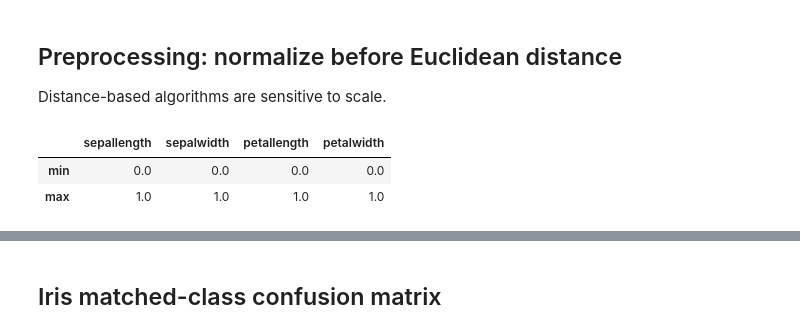
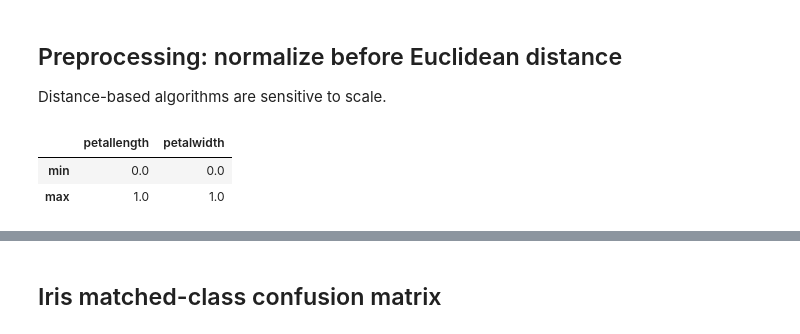
Before and after one commit to w4bo/AA2627-unibo-mldm, a Jupyter notebook: slides/lab-04-clustering.ipynb, the cells around one changed output, grey strips where cells are left out. Cells and saved outputs as stored; diff of their text form; code cells hidden in the pictures.

```diff
--- a/slides/lab-04-clustering.ipynb
+++ b/slides/lab-04-clustering.ipynb
@@ -169,15 +206,16 @@ iris.describe(include="all").T
 
 Distance-based algorithms are sensitive to scale.
 # %%
-iris_features = ["sepallength", "sepalwidth", "petallength", "petalwidth"]
+iris_features = ["petallength", "petalwidth"] # "sepallength", "sepalwidth",
 X_iris = iris[iris_features].to_numpy()
 y_iris = iris["class"].to_numpy()
 
 iris_scaler = MinMaxScaler()
 X_iris_scaled = iris_scaler.fit_transform(X_iris)
+feature_index = {name: i for i, name in enumerate(iris_features)}
 
 pd.DataFrame(X_iris_scaled, columns=iris_features).agg(["min", "max"])
 # %% [output]
-|  | sepallength | sepalwidth | petallength | petalwidth |
-| min | 0.0 | 0.0 | 0.0 | 0.0 |
-| max | 1.0 | 1.0 | 1.0 | 1.0 |
+|  | petallength | petalwidth |
+| min | 0.0 | 0.0 |
+| max | 1.0 | 1.0 |
```
Also changed, not shown: parts of 62 cells of this notebook.
